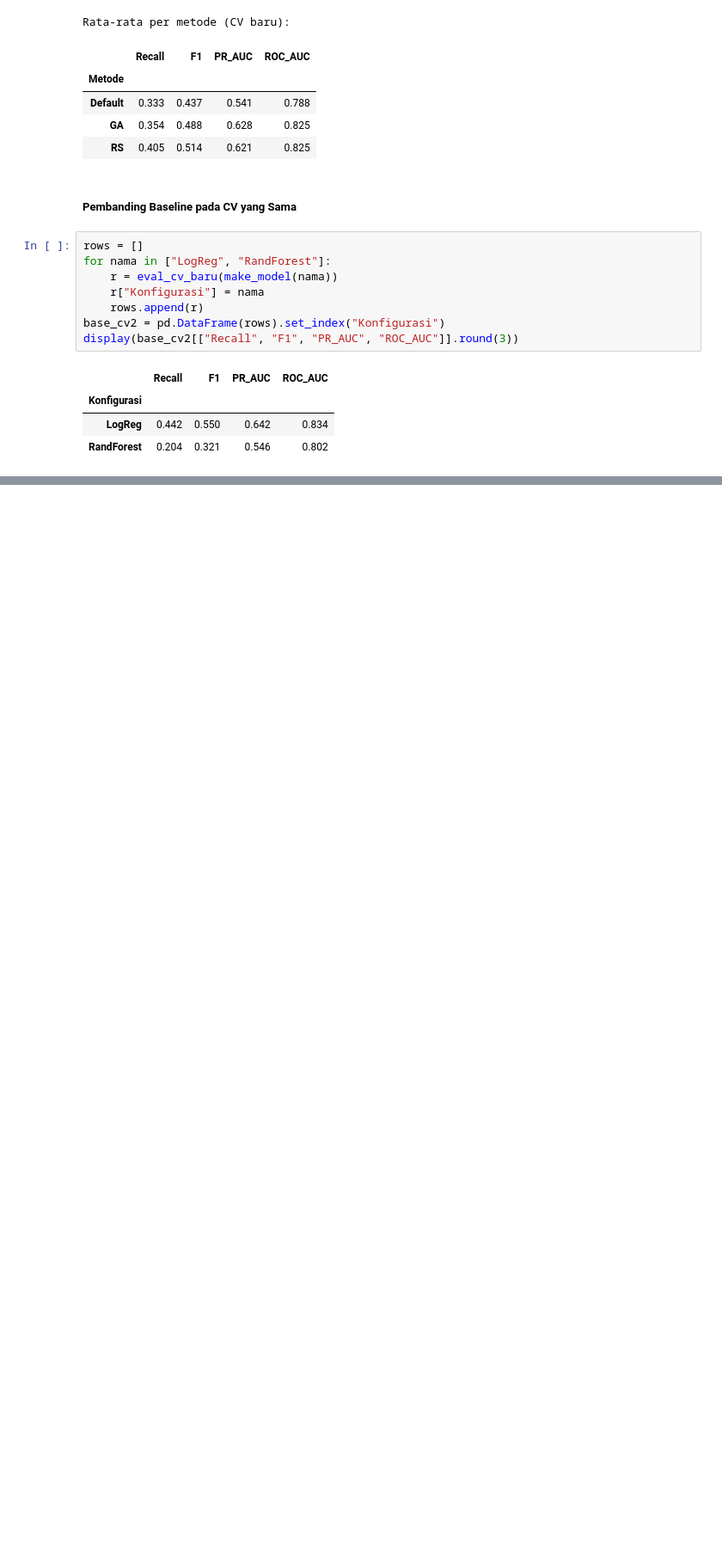
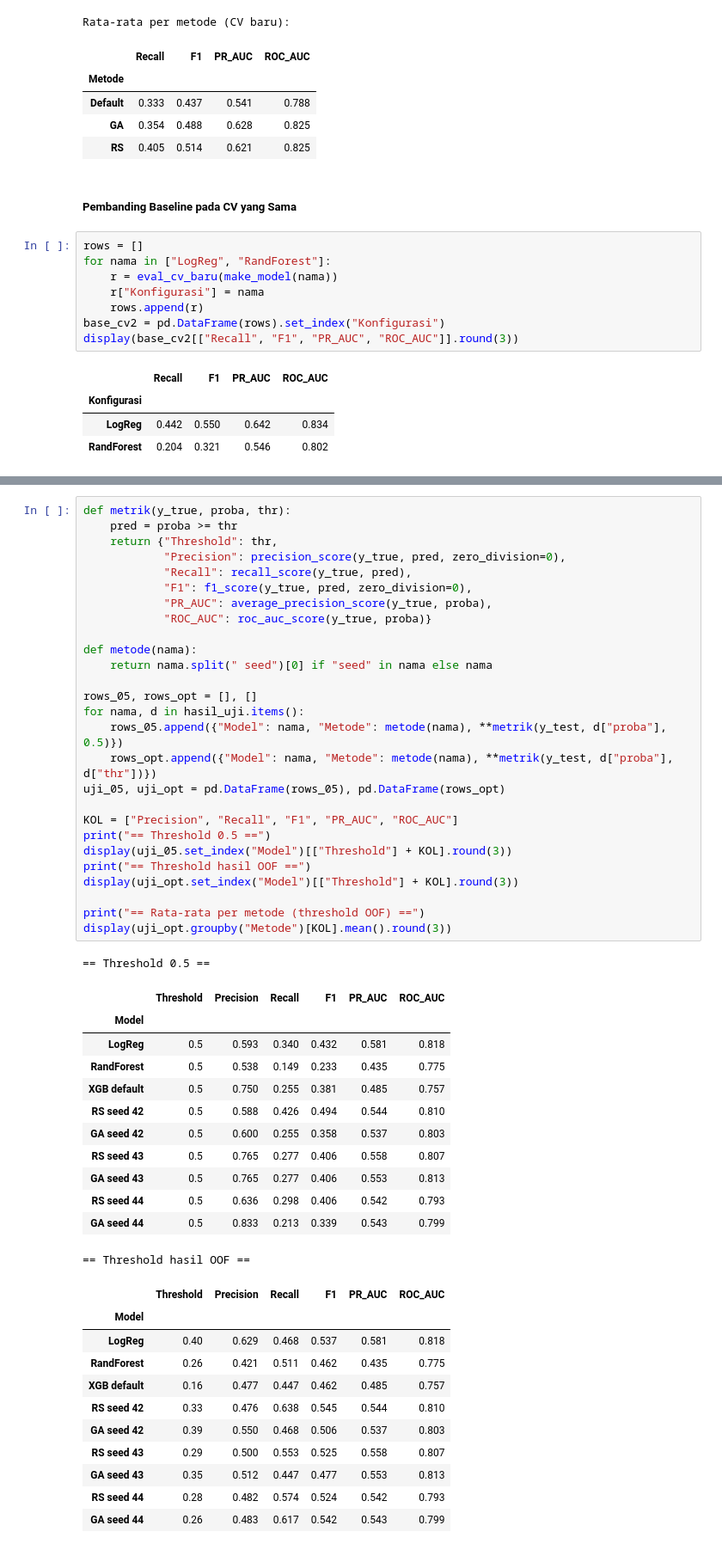
Before and after one commit to manl1/Project-ETS-Machine-Learning, a Jupyter notebook: project-ets.ipynb, the cells around one changed output, grey strips where cells are left out. Shown at 86% size. Cells and saved outputs as stored; diff of their text form; blank space fills up the shorter version.

Commit message:
feat: evaluasi data uji dan tuning threshold

```diff
--- a/project-ets.ipynb
+++ b/project-ets.ipynb
@@ -1034,0 +1079,52 @@ display(base_cv2[["Recall", "F1", "PR_AUC", "ROC_AUC"]].round(3))
+# %%
+def metrik(y_true, proba, thr):
+    pred = proba >= thr
+    return {"Threshold": thr,
+            "Precision": precision_score(y_true, pred, zero_division=0),
+            "Recall": recall_score(y_true, pred),
+            "F1": f1_score(y_true, pred, zero_division=0),
+            "PR_AUC": average_precision_score(y_true, proba),
+            "ROC_AUC": roc_auc_score(y_true, proba)}
+
+def metode(nama):
+    return nama.split(" seed")[0] if "seed" in nama else nama
+
+rows_05, rows_opt = [], []
+for nama, d in hasil_uji.items():
+    rows_05.append({"Model": nama, "Metode": metode(nama), **metrik(y_test, d["proba"], 0.5)})
+    rows_opt.append({"Model": nama, "Metode": metode(nama), **metrik(y_test, d["proba"], d["thr"])})
+uji_05, uji_opt = pd.DataFrame(rows_05), pd.DataFrame(rows_opt)
+
+KOL = ["Precision", "Recall", "F1", "PR_AUC", "ROC_AUC"]
+print("== Threshold 0.5 ==")
+display(uji_05.set_index("Model")[["Threshold"] + KOL].round(3))
+print("== Threshold hasil OOF ==")
+display(uji_opt.set_index("Model")[["Threshold"] + KOL].round(3))
+
+print("== Rata-rata per metode (threshold OOF) ==")
+display(uji_opt.groupby("Metode")[KOL].mean().round(3))
+# %% [output]
+== Threshold 0.5 ==
+|  | Threshold | Precision | Recall | F1 | PR_AUC | ROC_AUC |
+| Model |  |  |  |  |  |  |
+| LogReg | 0.5 | 0.593 | 0.340 | 0.432 | 0.581 | 0.818 |
+| RandForest | 0.5 | 0.538 | 0.149 | 0.233 | 0.435 | 0.775 |
+| XGB default | 0.5 | 0.750 | 0.255 | 0.381 | 0.485 | 0.757 |
+| RS seed 42 | 0.5 | 0.588 | 0.426 | 0.494 | 0.544 | 0.810 |
+| GA seed 42 | 0.5 | 0.600 | 0.255 | 0.358 | 0.537 | 0.803 |
+| RS seed 43 | 0.5 | 0.765 | 0.277 | 0.406 | 0.558 | 0.807 |
+| GA seed 43 | 0.5 | 0.765 | 0.277 | 0.406 | 0.553 | 0.813 |
+| RS seed 44 | 0.5 | 0.636 | 0.298 | 0.406 | 0.542 | 0.793 |
+| GA seed 44 | 0.5 | 0.833 | 0.213 | 0.339 | 0.543 | 0.799 |
+== Threshold hasil OOF ==
+|  | Threshold | Precision | Recall | F1 | PR_AUC | ROC_AUC |
+| Model |  |  |  |  |  |  |
+| LogReg | 0.40 | 0.629 | 0.468 | 0.537 | 0.581 | 0.818 |
+| RandForest | 0.26 | 0.421 | 0.511 | 0.462 | 0.435 | 0.775 |
+| XGB default | 0.16 | 0.477 | 0.447 | 0.462 | 0.485 | 0.757 |
+| RS seed 42 | 0.33 | 0.476 | 0.638 | 0.545 | 0.544 | 0.810 |
+| GA seed 42 | 0.39 | 0.550 | 0.468 | 0.506 | 0.537 | 0.803 |
+| RS seed 43 | 0.29 | 0.500 | 0.553 | 0.525 | 0.558 | 0.807 |
+| GA seed 43 | 0.35 | 0.512 | 0.447 | 0.477 | 0.553 | 0.813 |
+| RS seed 44 | 0.28 | 0.482 | 0.574 | 0.524 | 0.542 | 0.793 |
+| GA seed 44 | 0.26 | 0.483 | 0.617 | 0.542 | 0.543 | 0.799 |
```
Also changed, not shown: parts of 11 cells of this notebook.
